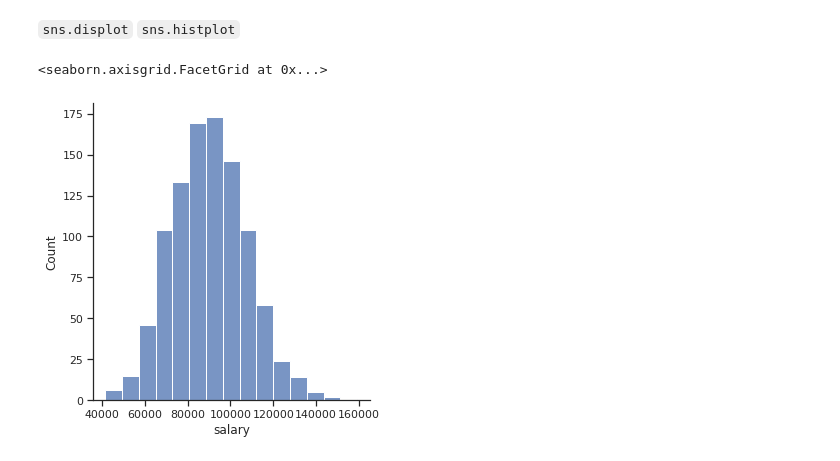
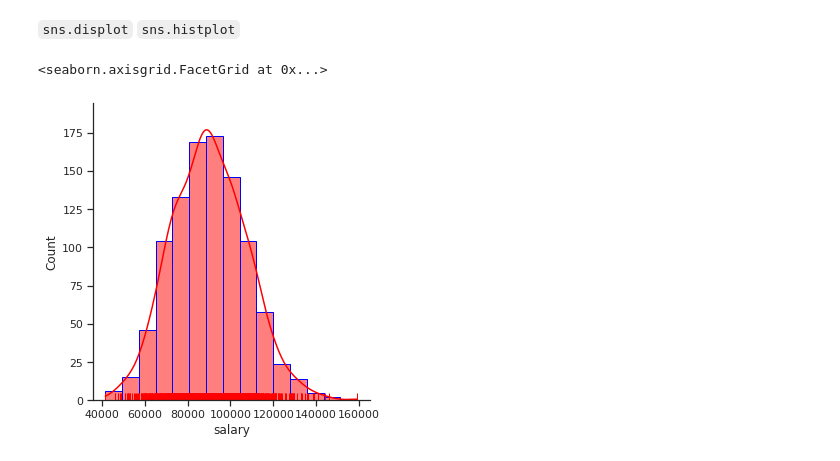
Before and after one commit to Dimisz/DSc_and_ML_with_Python_Course, a Jupyter notebook: Seaborn.ipynb, the cells around one changed output. Drawn from its saved outputs; the diff is of its cells as text; code cells hidden in the pictures.

```diff
--- a/Seaborn.ipynb
+++ b/Seaborn.ipynb
@@ -115,12 +115,16 @@ sns.rugplot(x="salary", data=df, height=0.5);
 # %%
 sns.set(style='ticks') #set style for background
 #'darkgrid'/'whitegrid'/'white'/'dark'/'ticks'
 # WILL SET STYLE FOR THE NOTEBOOK & INFLUENCE OTHER PLOTS
 #
 sns.displot(data=df,
             x="salary",
             bins=15, #how many bins
+            color="red",
+            edgecolor="blue",
+            kde=True,
+            rug=True
             )
 # %% [output]
 <seaborn.axisgrid.FacetGrid at 0x...>
-[figure, old version]
+[figure, new version]
```
Also changed, not shown: parts of 51 cells of this notebook.
